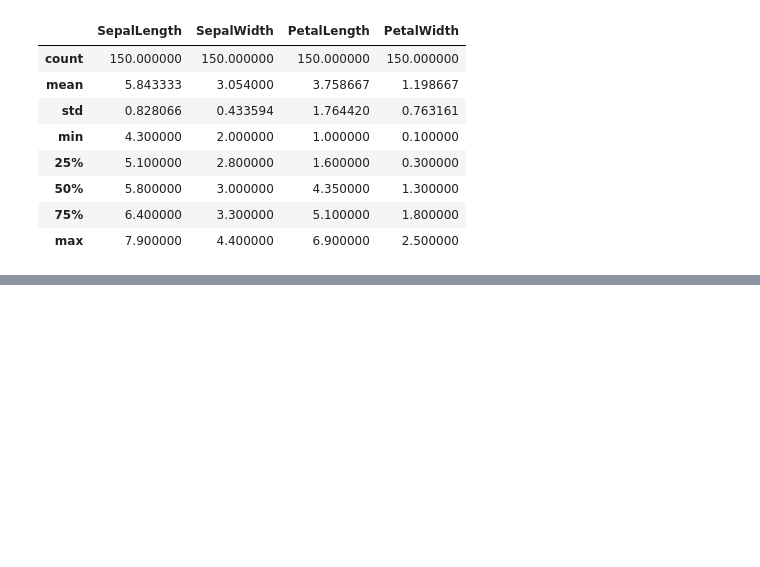
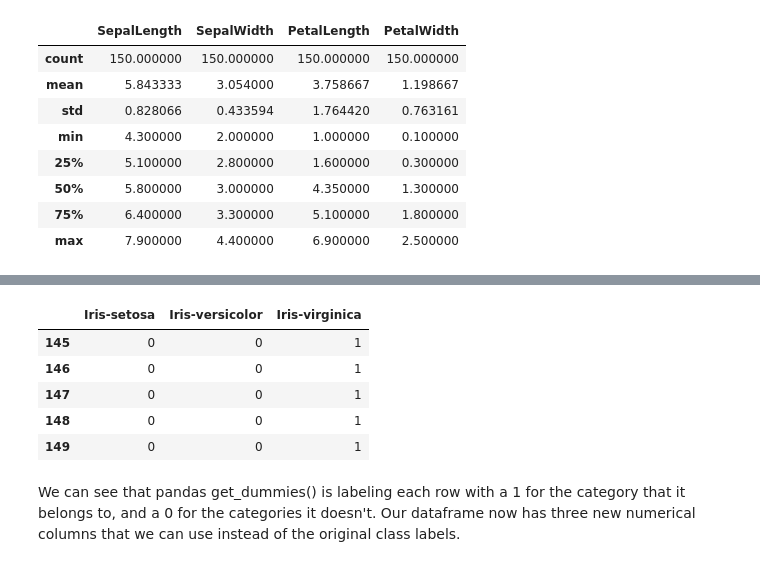
Before and after one commit to davideliason/DM4BA_Personal_Practice, a Jupyter notebook: Pandas_DataAnalysis.ipynb, the cells around one changed output, grey strips where cells are left out. Saved outputs shown, nothing was run; the diff lists cells and outputs as text; code cells hidden in the pictures; blank space fills up the shorter version.

```diff
--- a/Pandas_DataAnalysis.ipynb
+++ b/Pandas_DataAnalysis.ipynb
@@ -681,0 +728,11 @@ iris.describe()
+# %%
+encoded.tail()
+# %% [output]
+|  | Iris-setosa | Iris-versicolor | Iris-virginica |
+| 145 | 0 | 0 | 1 |
+| 146 | 0 | 0 | 1 |
+| 147 | 0 | 0 | 1 |
+| 148 | 0 | 0 | 1 |
+| 149 | 0 | 0 | 1 |
+# %% [markdown]
+We can see that pandas get_dummies() is labeling each row with a 1 for the category that it belongs to, and a 0 for the categories it doesn't. Our dataframe now has three new numerical columns that we can use instead of the original class labels.
```
Also changed, not shown: parts of 14 cells of this notebook, 1 other file.
